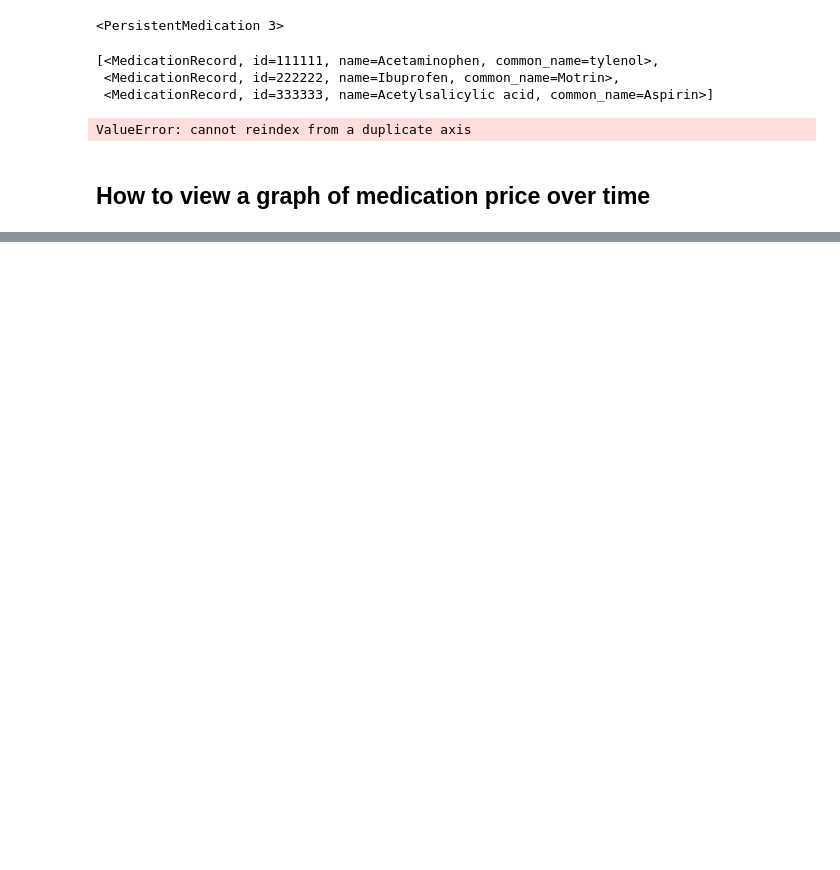
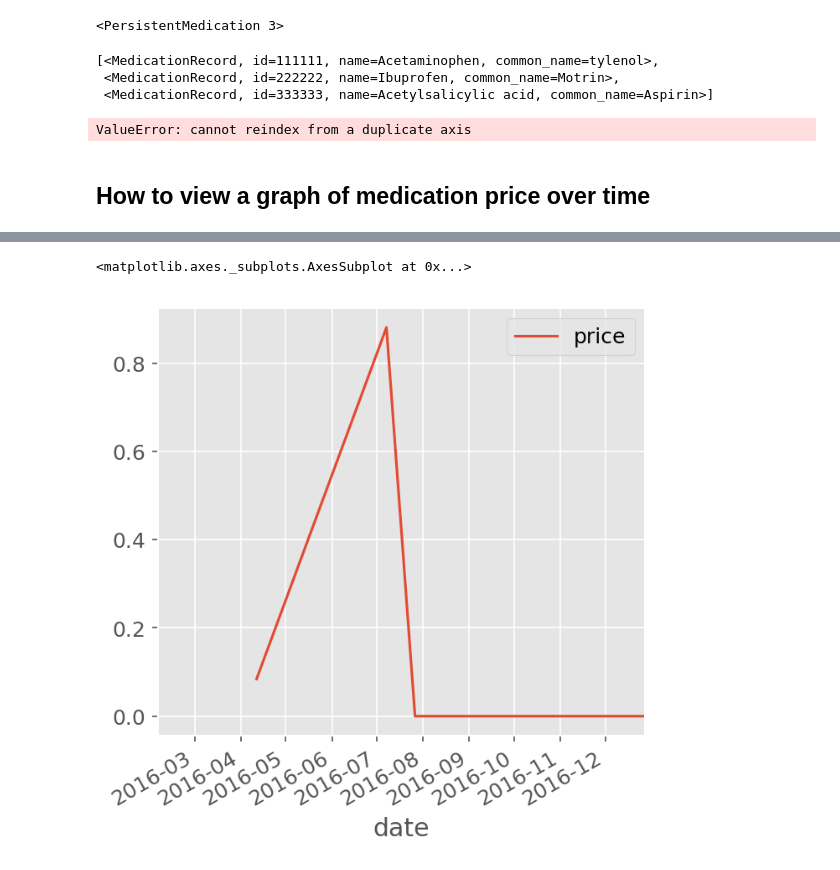
Before and after one commit to ehhop/ehhapp-formulary2, a Jupyter notebook: test_database.ipynb, the cells around one changed output, grey strips where cells are left out. Saved outputs shown, nothing was run; the diff lists cells and outputs as text; code cells hidden in the pictures; blank space fills up the shorter version.

```diff
--- a/test_database.ipynb
+++ b/test_database.ipynb
@@ -174,0 +221,14 @@ Continue? (Y/N)n
+# %%
+from matplotlib import rcParams
+pd.set_option('display.width', 100)
+pd.set_option('display.max_columns', 100)
+plt.style.use('ggplot')
+rcParams['figure.figsize'] = (5,5)
+rcParams['figure.dpi'] = 150
+rcParams['font.size'] = 12
+rcParams['font.family'] = 'DejaVu Sans'
+
+df[["price"]].pct_change(periods=1, fill_method='pad').plot()
+# %% [output]
+<matplotlib.axes._subplots.AxesSubplot at 0x...>
+[figure, added]
```
Also changed, not shown: parts of 22 cells of this notebook, 6 other files.
